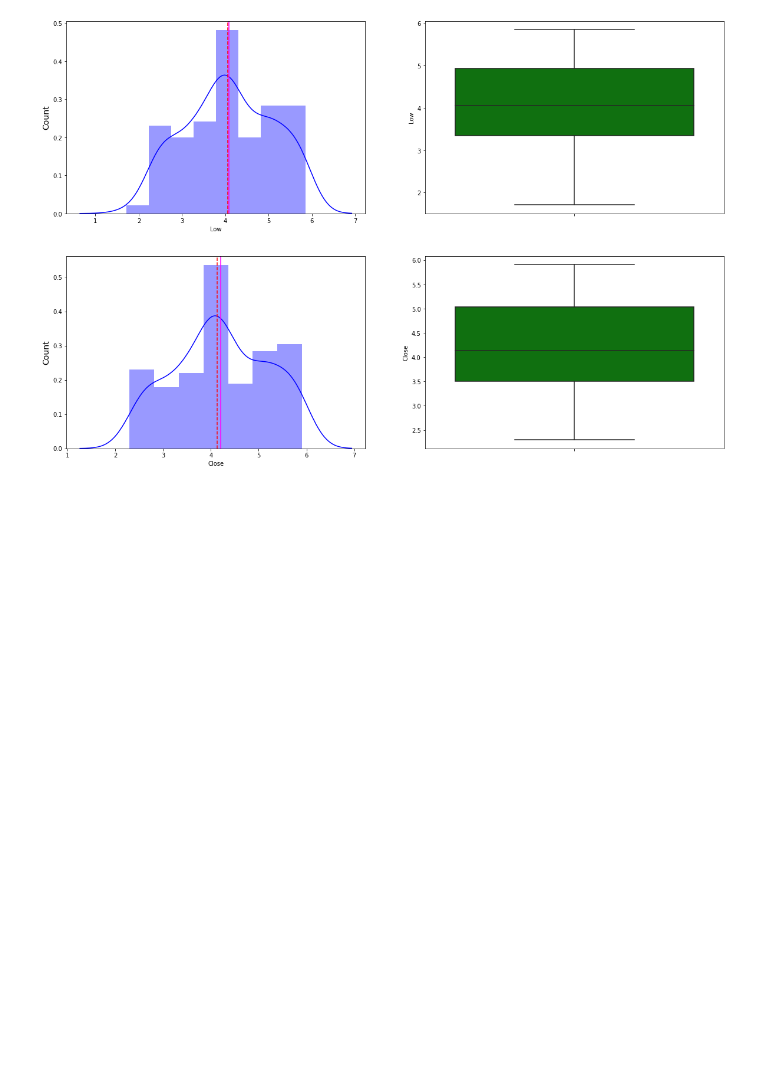
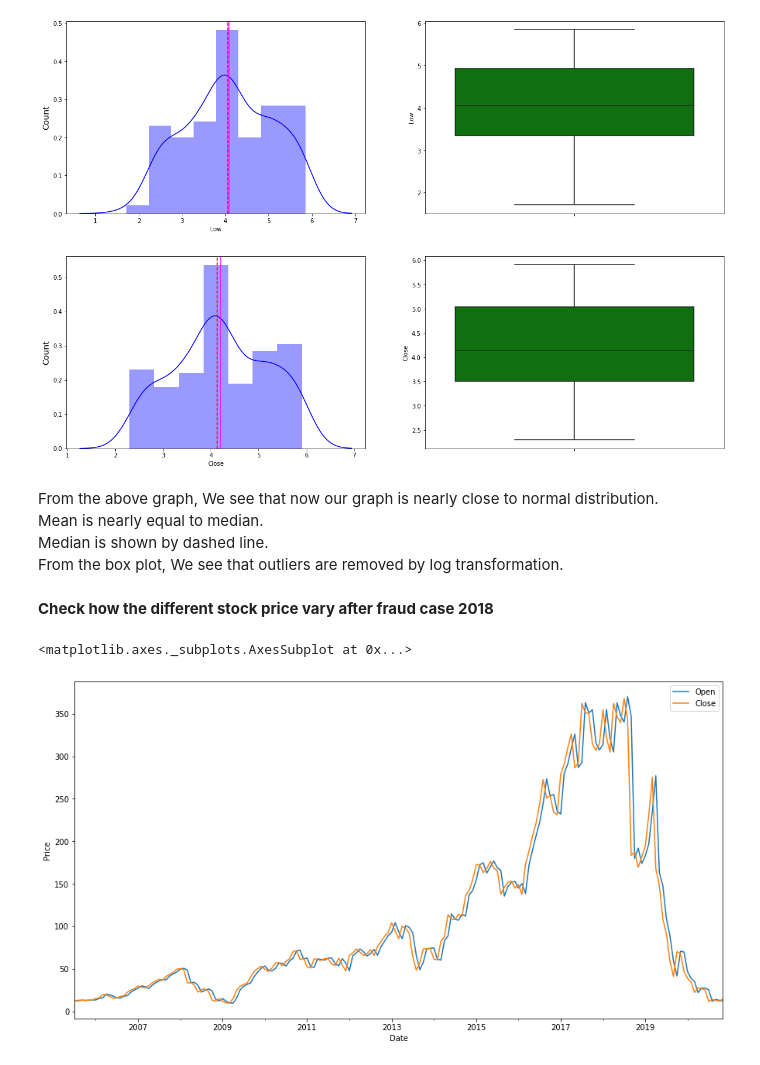
Before and after one commit to Shashankshekharpandey/Stock-closing-price-prediction, a Jupyter notebook: yes_bank_stock_closing_price_prediction.ipynb, the cells around one changed output. Saved outputs shown, nothing was run; the diff lists cells and outputs as text; code cells hidden in the pictures; blank space fills up the shorter version.

```diff
--- a/yes_bank_stock_closing_price_prediction.ipynb
+++ b/yes_bank_stock_closing_price_prediction.ipynb
@@ -284,3 +284,17 @@ plt.show()
 [figure]
 [figure]
 [figure]
+# %% [markdown]
+From the above graph, We see that now our graph is nearly close to normal distribution.<br>
+Mean is nearly equal to median.<br>
+Median is shown by dashed line.<br>
+From the box plot, We see that outliers are removed by log transformation.<br>
+# %% [markdown]
+**Check how the different stock price vary after fraud case 2018**
+# %%
+# Line plot to see how the "Open" and "Close" stock price of Yes Bank is affected after 2018 fraud case
+
+stock_price_df[['Open','Close']].plot(kind='line',ylabel="Price",figsize=(15,8))
+# %% [output]
+<matplotlib.axes._subplots.AxesSubplot at 0x...>
+[figure, added]
```
Also changed, not shown: parts of 4 cells of this notebook.
